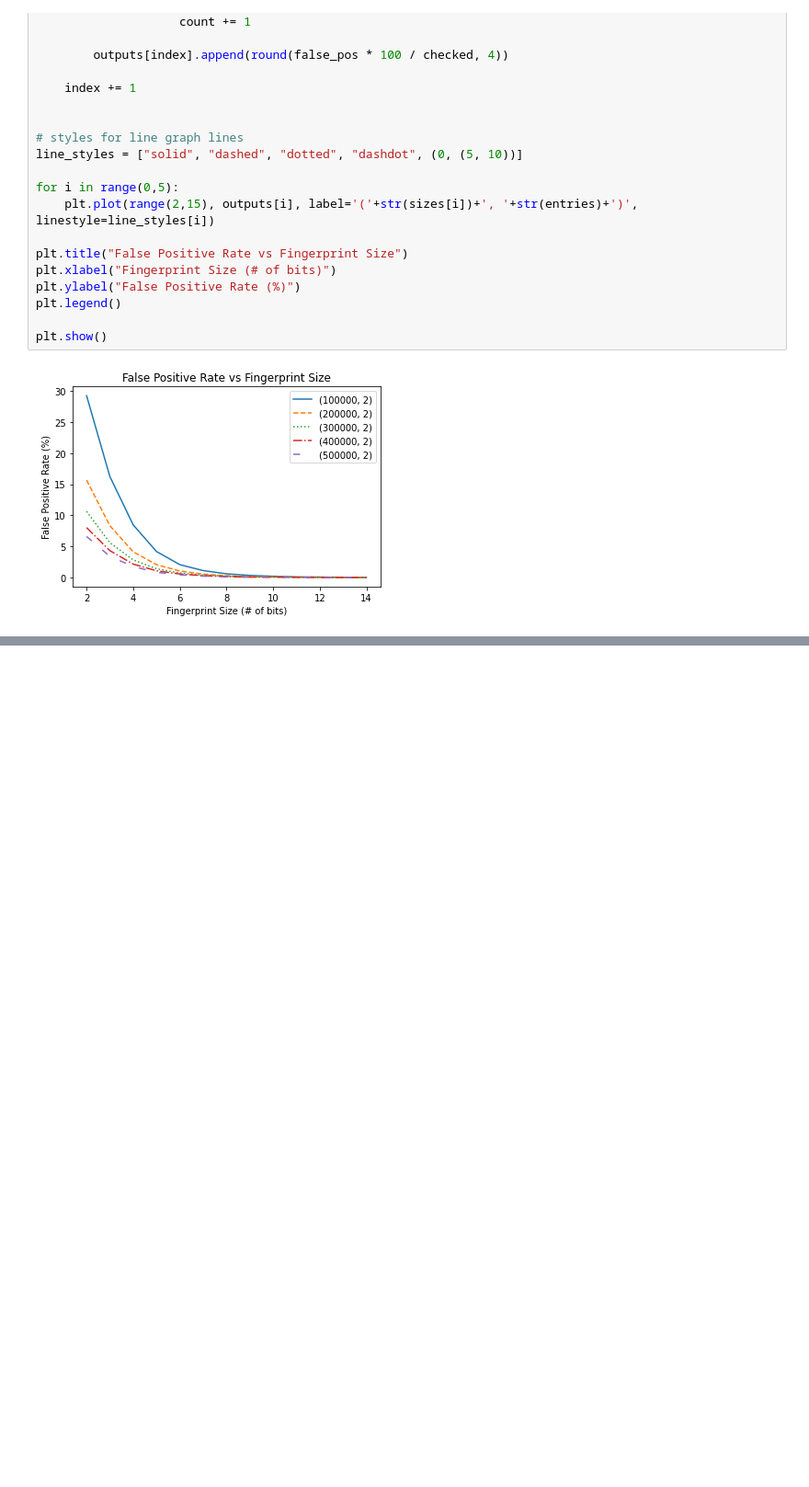
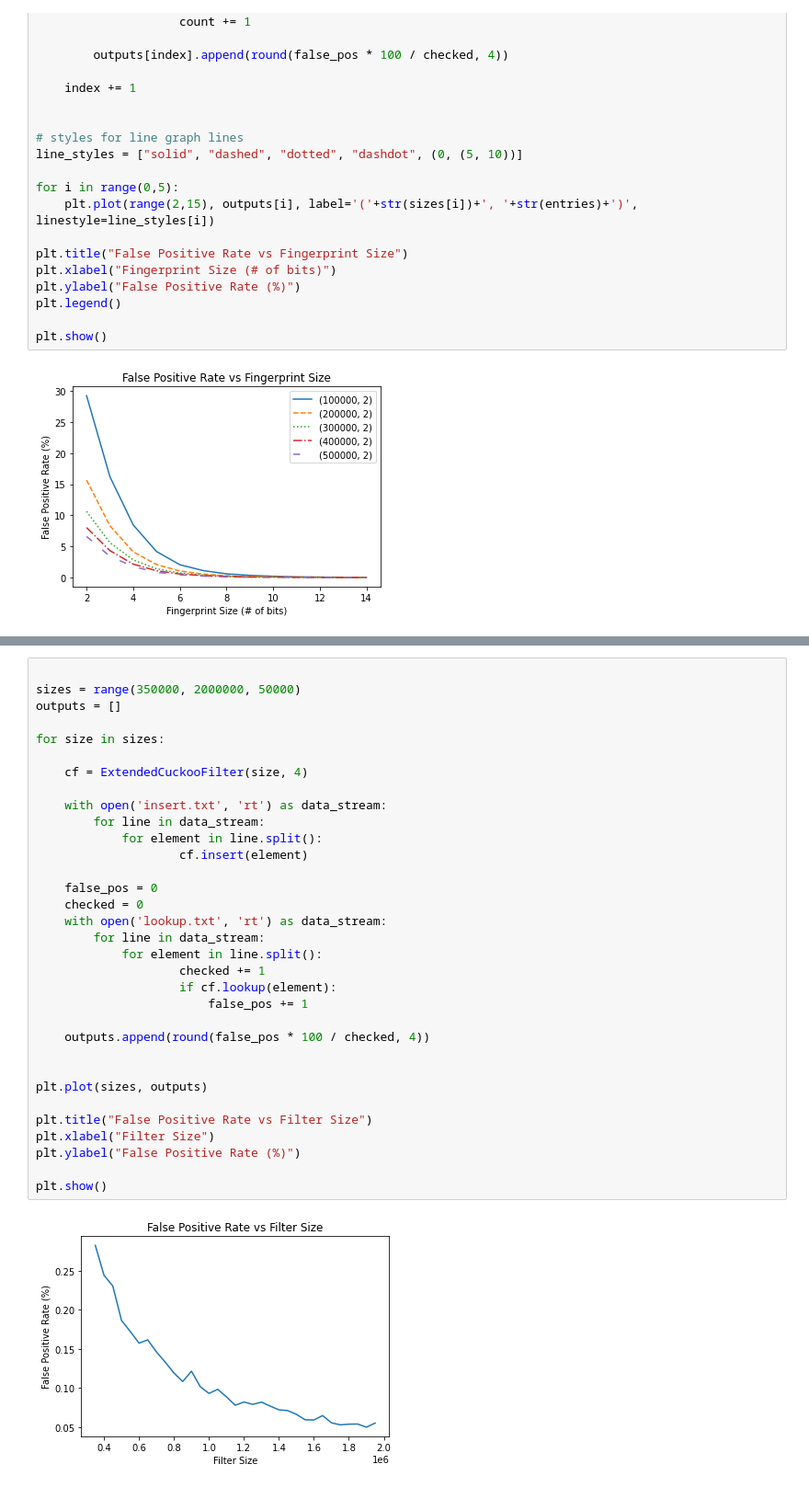
Before and after one commit to adamggibbs/data-structures-data-streams-project, a Jupyter notebook: CuckooFilter.ipynb, the cells around one changed output, grey strips where cells are left out. Shown: that part at 92% size. Drawn from its saved outputs; the diff is of its cells as text; blank space fills up the shorter version.

```diff
--- a/CuckooFilter.ipynb
+++ b/CuckooFilter.ipynb
@@ -772,0 +798,35 @@ plt.show()
+# %%
+
+sizes = range(350000, 2000000, 50000)
+outputs = []
+
+for size in sizes:
+
+    cf = ExtendedCuckooFilter(size, 4)
+
+    with open('insert.txt', 'rt') as data_stream:
+        for line in data_stream:
+            for element in line.split():
+                    cf.insert(element)
+
+    false_pos = 0
+    checked = 0
+    with open('lookup.txt', 'rt') as data_stream:
+        for line in data_stream:
+            for element in line.split():
+                    checked += 1
+                    if cf.lookup(element):
+                        false_pos += 1
+
+    outputs.append(round(false_pos * 100 / checked, 4))
+
+
+plt.plot(sizes, outputs)
+
+plt.title("False Positive Rate vs Filter Size")
+plt.xlabel("Filter Size")
+plt.ylabel("False Positive Rate (%)")
+
+plt.show()
+# %% [output]
+[figure, added]
```
Also changed, not shown: parts of 14 cells of this notebook, 6 other files.
